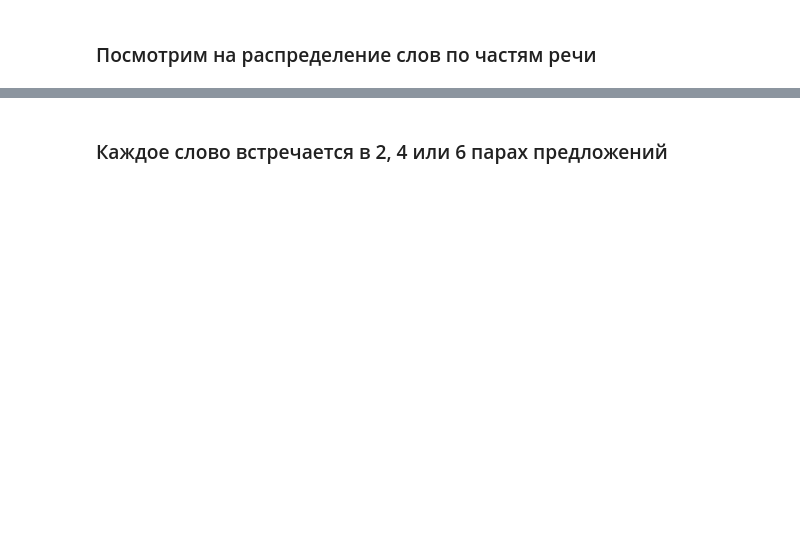
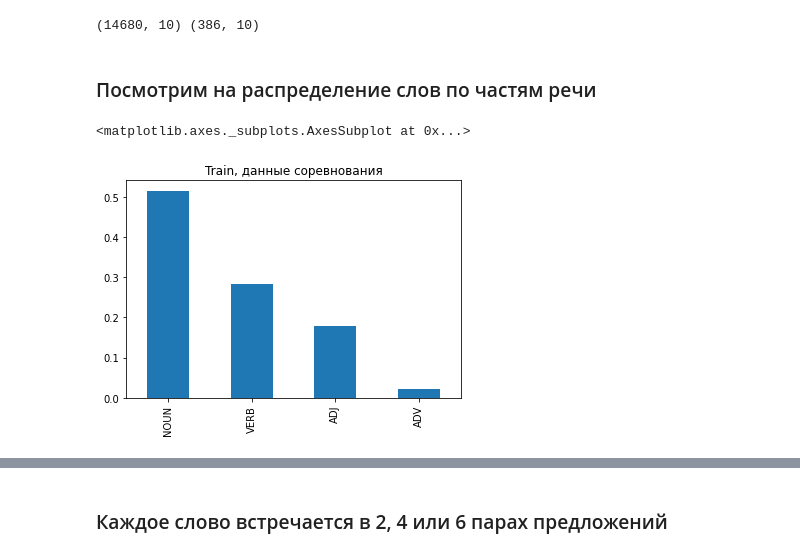
Before and after one commit to zhestyatsky/MCL-WiC, a Jupyter notebook: experiments/data_stats.ipynb, the cells around one changed output, grey strips where cells are left out. Cells and saved outputs as stored; diff of their text form; code cells hidden in the pictures; blank space fills up the shorter version.

```diff
--- a/experiments/data_stats.ipynb
+++ b/experiments/data_stats.ipynb
@@ -34,2 +55,7 @@ df.describe()
+# %%
+wic_real_train, wic_real_dev, _ = reading.get_train_val_test_df(use_default_datasets=False)
+print(wic_real_train.shape, wic_real_dev.shape)
+# %% [output]
+(14680, 10) (386, 10)
 # %% [markdown]
 ### Посмотрим на распределение слов по частям речи
@@ -35,0 +64,6 @@ df.describe()
+# %%
+plt.title('Train, данные соревнования')
+wic_train['pos'].value_counts(normalize=True).plot(kind='bar')
+# %% [output]
+<matplotlib.axes._subplots.AxesSubplot at 0x...>
+[figure, added]
```
Also changed, not shown: parts of 53 cells of this notebook.
